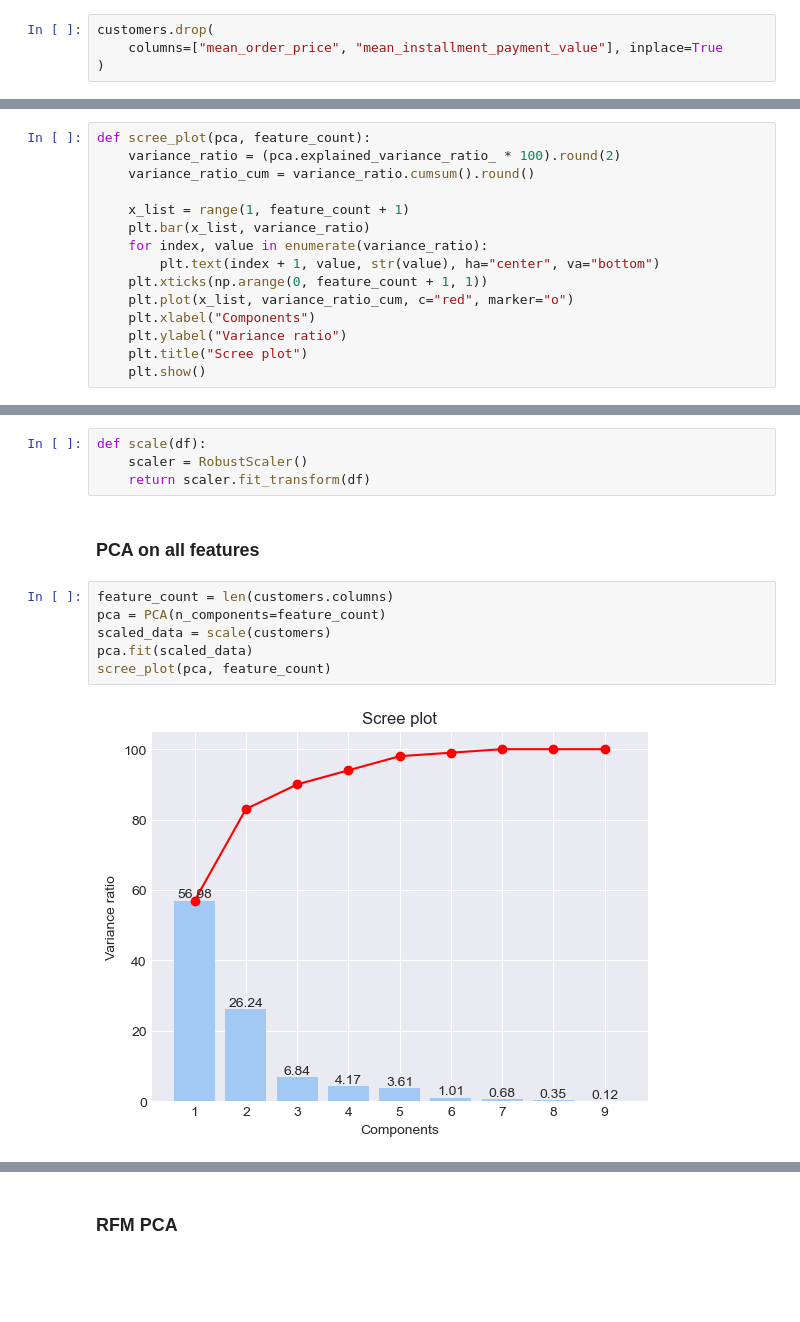
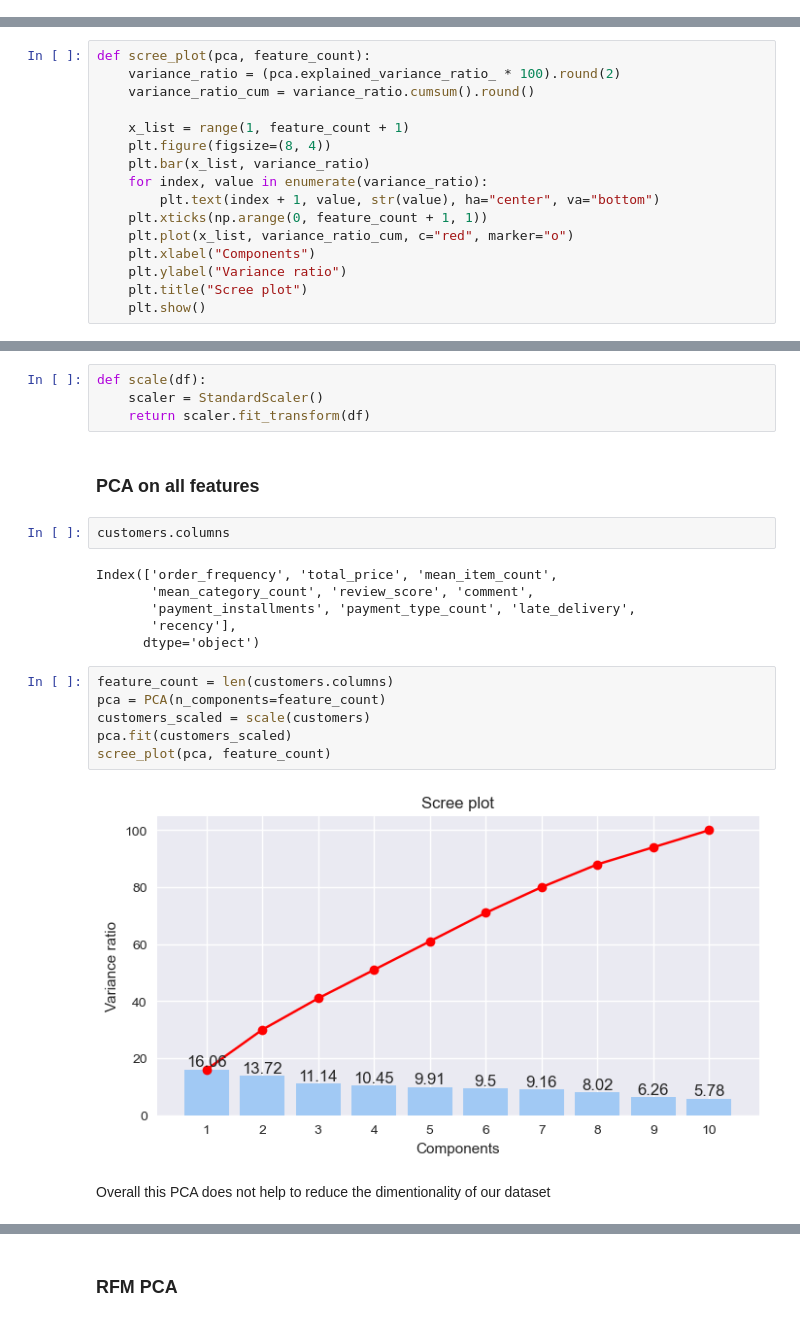
Before and after one commit to Dzov/DSP5, a Jupyter notebook: Haladjian_Amelie-Dzovinar_2_notebook_essais_092023.ipynb, the cells around one changed output, grey strips where cells are left out. Drawn from its saved outputs; the diff is of its cells as text; blank space fills up the shorter version.

```diff
--- a/Haladjian_Amelie-Dzovinar_2_notebook_essais_092023.ipynb
+++ b/Haladjian_Amelie-Dzovinar_2_notebook_essais_092023.ipynb
@@ -47,7 +47,3 @@ We will drop features that are too correlated as they seem to be redundant.
-# %%
-customers.drop(
-    columns=["mean_order_price", "mean_installment_payment_value"], inplace=True
-)
 # %% [markdown]
 ## Distributions
 # %%
@@ -98,6 +90,7 @@ def scree_plot(pca, feature_count):
     variance_ratio_cum = variance_ratio.cumsum().round()
 
     x_list = range(1, feature_count + 1)
+    plt.figure(figsize=(8, 4))
     plt.bar(x_list, variance_ratio)
     for index, value in enumerate(variance_ratio):
         plt.text(index + 1, value, str(value), ha="center", va="bottom")
@@ -172,15 +162,25 @@ def display_factorial_planes(X_projected, components, pca):
     plt.show()
 # %%
 def scale(df):
-    scaler = RobustScaler()
+    scaler = StandardScaler()
     return scaler.fit_transform(df)
 # %% [markdown]
 ### PCA on all features
+# %%
+customers.columns
+# %% [output]
+Index(['order_frequency', 'total_price', 'mean_item_count',
+       'mean_category_count', 'review_score', 'comment',
+       'payment_installments', 'payment_type_count', 'late_delivery',
+       'recency'],
+      dtype='object')
 # %%
 feature_count = len(customers.columns)
 pca = PCA(n_components=feature_count)
-scaled_data = scale(customers)
-pca.fit(scaled_data)
+customers_scaled = scale(customers)
+pca.fit(customers_scaled)
 scree_plot(pca, feature_count)
 # %% [output]
-[figure, old version]
+[figure, new version]
+# %% [markdown]
+Overall this PCA does not help to reduce the dimentionality of our dataset
```
Also changed, not shown: parts of 65 cells of this notebook, 1 other file.
